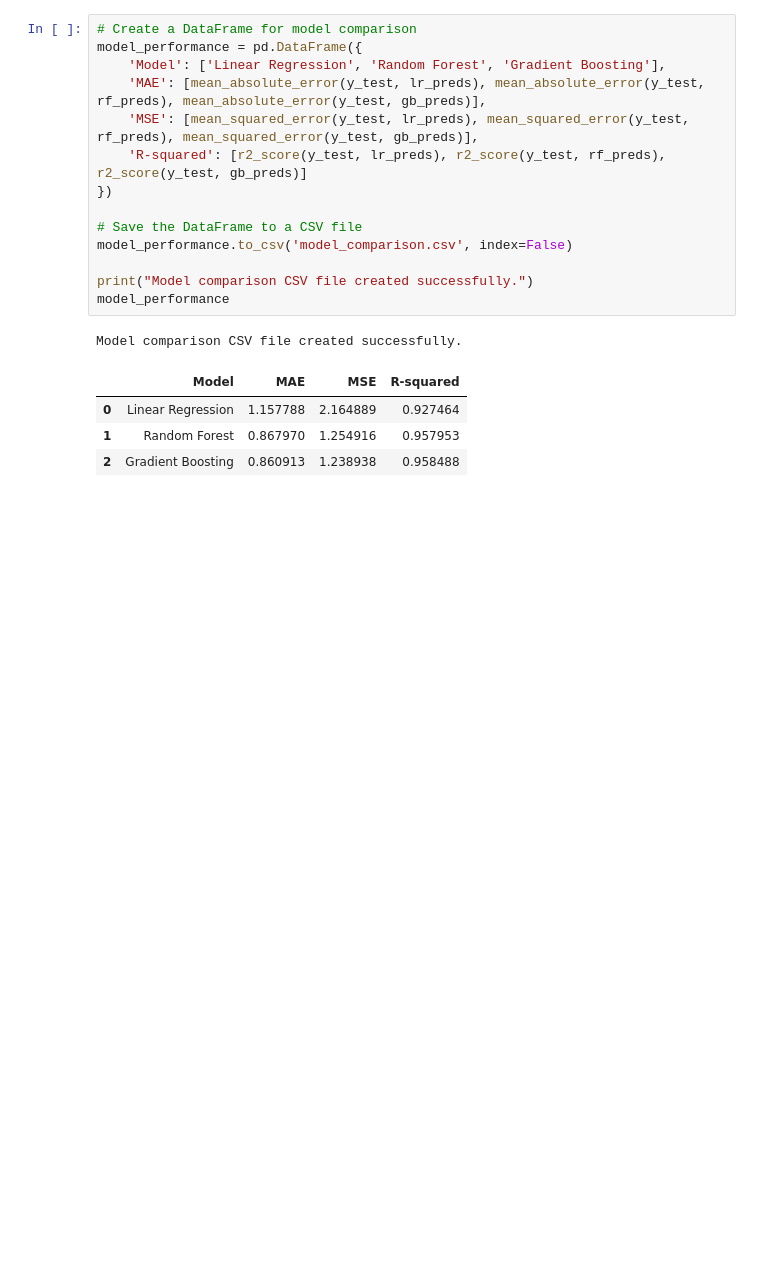
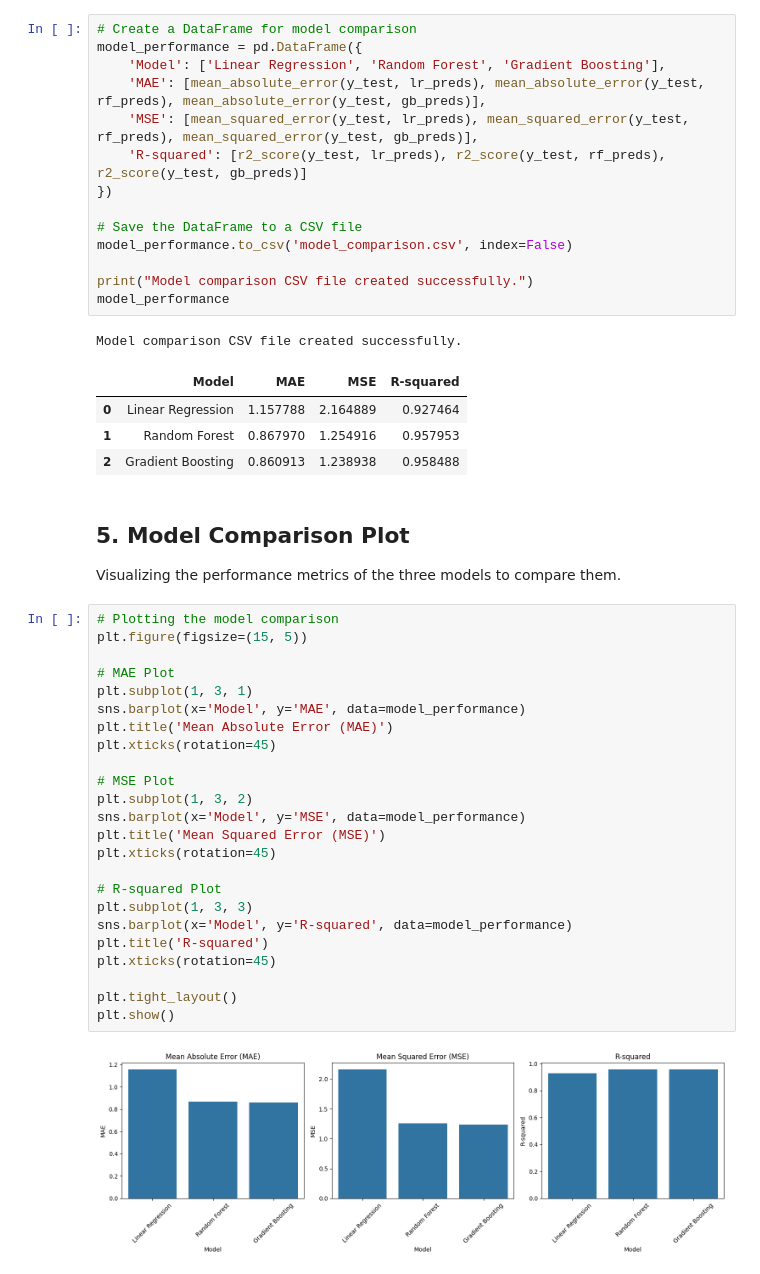
Before and after one commit to KushalKC96/Python-Project, a Jupyter notebook: ML_Prediction-Model.ipynb, the cells around one changed output. Saved outputs shown, nothing was run; the diff lists cells and outputs as text; blank space fills up the shorter version.

Commit message:
added model comparison plot

```diff
--- a/ML_Prediction-Model.ipynb
+++ b/ML_Prediction-Model.ipynb
@@ -154,3 +154,32 @@ Model comparison CSV file created successfully.
 | 0 | Linear Regression | 1.157788 | 2.164889 | 0.927464 |
 | 1 | Random Forest | 0.867970 | 1.254916 | 0.957953 |
 | 2 | Gradient Boosting | 0.860913 | 1.238938 | 0.958488 |
+# %% [markdown]
+## 5. Model Comparison Plot
+Visualizing the performance metrics of the three models to compare them.
+# %%
+# Plotting the model comparison
+plt.figure(figsize=(15, 5))
+
+# MAE Plot
+plt.subplot(1, 3, 1)
+sns.barplot(x='Model', y='MAE', data=model_performance)
+plt.title('Mean Absolute Error (MAE)')
+plt.xticks(rotation=45)
+
+# MSE Plot
+plt.subplot(1, 3, 2)
+sns.barplot(x='Model', y='MSE', data=model_performance)
+plt.title('Mean Squared Error (MSE)')
+plt.xticks(rotation=45)
+
+# R-squared Plot
+plt.subplot(1, 3, 3)
+sns.barplot(x='Model', y='R-squared', data=model_performance)
+plt.title('R-squared')
+plt.xticks(rotation=45)
+
+plt.tight_layout()
+plt.show()
+# %% [output]
+[figure, added]
```
Also changed, not shown: 1 other file.
